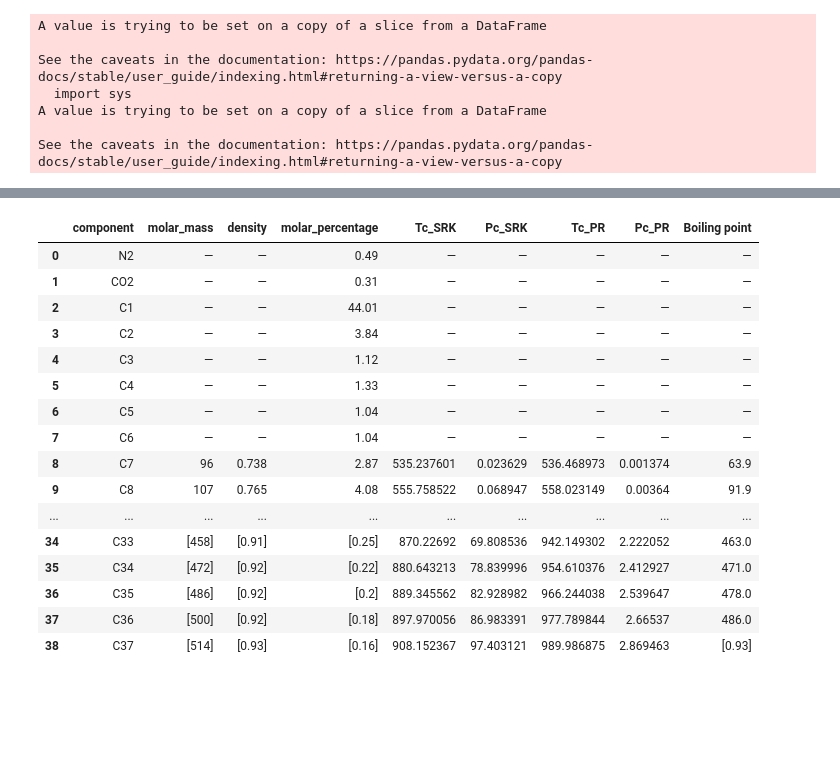
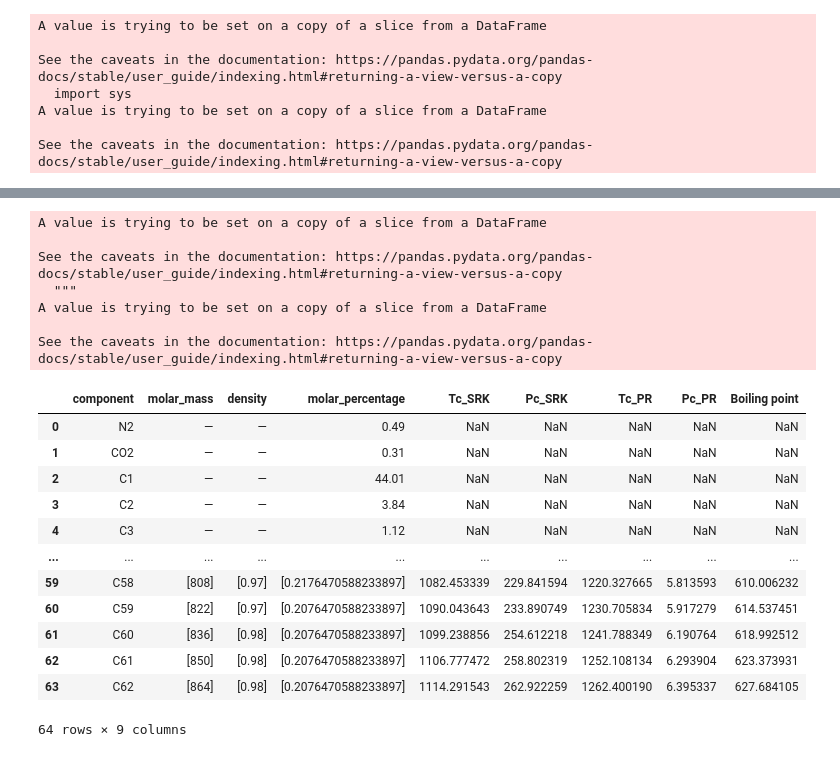
Before and after one commit to MarlenGabrich/GTF, a Jupyter notebook: Caract_pres.ipynb, the cells around one changed output, grey strips where cells are left out. Cells and saved outputs as stored; diff of their text form; code cells hidden in the pictures; blank space fills up the shorter version.

```diff
--- a/Caract_pres.ipynb
+++ b/Caract_pres.ipynb
@@ -513,20 +524,33 @@ Text(0.5, 1.0, 'boiling point x carbon number')
-# %%
-df_ped
-# %% [output]
-|  | component | molar_mass | density | molar_percentage | Tc_SRK | Pc_SRK | Tc_PR | Pc_PR | Boiling point |
-| 0 | N2 | — | — | 0.49 | — | — | — | — | — |
-| 1 | CO2 | — | — | 0.31 | — | — | — | — | — |
-| 2 | C1 | — | — | 44.01 | — | — | — | — | — |
-| 3 | C2 | — | — | 3.84 | — | — | — | — | — |
-| 4 | C3 | — | — | 1.12 | — | — | — | — | — |
-| 5 | C4 | — | — | 1.33 | — | — | — | — | — |
-| 6 | C5 | — | — | 1.04 | — | — | — | — | — |
-| 7 | C6 | — | — | 1.04 | — | — | — | — | — |
-| 8 | C7 | 96 | 0.738 | 2.87 | 535.237601 | 0.023629 | 536.468973 | 0.001374 | 63.9 |
-| 9 | C8 | 107 | 0.765 | 4.08 | 555.758522 | 0.068947 | 558.023149 | 0.00364 | 91.9 |
-| ... | ... | ... | ... | ... | ... | ... | ... | ... | ... |
-| 34 | C33 | [458] | [0.91] | [0.25] | 870.22692 | 69.808536 | 942.149302 | 2.222052 | 463.0 |
-| 35 | C34 | [472] | [0.92] | [0.22] | 880.643213 | 78.839996 | 954.610376 | 2.412927 | 471.0 |
-| 36 | C35 | [486] | [0.92] | [0.2] | 889.345562 | 82.928982 | 966.244038 | 2.539647 | 478.0 |
-| 37 | C36 | [500] | [0.92] | [0.18] | 897.970056 | 86.983391 | 977.789844 | 2.66537 | 486.0 |
-| 38 | C37 | [514] | [0.93] | [0.16] | 908.152367 | 97.403121 | 989.986875 | 2.869463 | [0.93] |
+# %%
+def ajusteBP(x):
+  return coefi[0]*np.log(x)+ coefi[1]
+# %%
+ic = int(df_cis['component'][37].replace('C',""))-1
+for i in df_cis['component'][37:]:
+  ic +=1
+  pos = df_cis.index[df_cis['component']==i][0]
+  df_cis['Boiling point'][pos]= ajusteBP(ic)
+  df_ped['Boiling point'][pos]= ajusteBP(ic)
+
+df_ped
+# %% [output]
+A value is trying to be set on a copy of a slice from a DataFrame
+
+See the caveats in the documentation: https://pandas.pydata.org/pandas-docs/stable/user_guide/indexing.html#returning-a-view-versus-a-copy
+  """
+A value is trying to be set on a copy of a slice from a DataFrame
+
+See the caveats in the documentation: https://pandas.pydata.org/pandas-docs/stable/user_guide/indexing.html#returning-a-view-versus-a-copy
+|  | component | molar_mass | density | molar_percentage | Tc_SRK | Pc_SRK | Tc_PR | Pc_PR | Boiling point |
+| 0 | N2 | — | — | 0.49 | NaN | NaN | NaN | NaN | NaN |
+| 1 | CO2 | — | — | 0.31 | NaN | NaN | NaN | NaN | NaN |
+| 2 | C1 | — | — | 44.01 | NaN | NaN | NaN | NaN | NaN |
+| 3 | C2 | — | — | 3.84 | NaN | NaN | NaN | NaN | NaN |
+| 4 | C3 | — | — | 1.12 | NaN | NaN | NaN | NaN | NaN |
+| ... | ... | ... | ... | ... | ... | ... | ... | ... | ... |
+| 59 | C58 | [808] | [0.97] | [0.2176470588233897] | 1082.453339 | 229.841594 | 1220.327665 | 5.813593 | 610.006232 |
+| 60 | C59 | [822] | [0.97] | [0.2076470588233897] | 1090.043643 | 233.890749 | 1230.705834 | 5.917279 | 614.537451 |
+| 61 | C60 | [836] | [0.98] | [0.2076470588233897] | 1099.238856 | 254.612218 | 1241.788349 | 6.190764 | 618.992512 |
+| 62 | C61 | [850] | [0.98] | [0.2076470588233897] | 1106.777472 | 258.802319 | 1252.108134 | 6.293904 | 623.373931 |
+| 63 | C62 | [864] | [0.98] | [0.2076470588233897] | 1114.291543 | 262.922259 | 1262.400190 | 6.395337 | 627.684105 |
+64 rows × 9 columns
```
Also changed, not shown: parts of 20 cells of this notebook.
